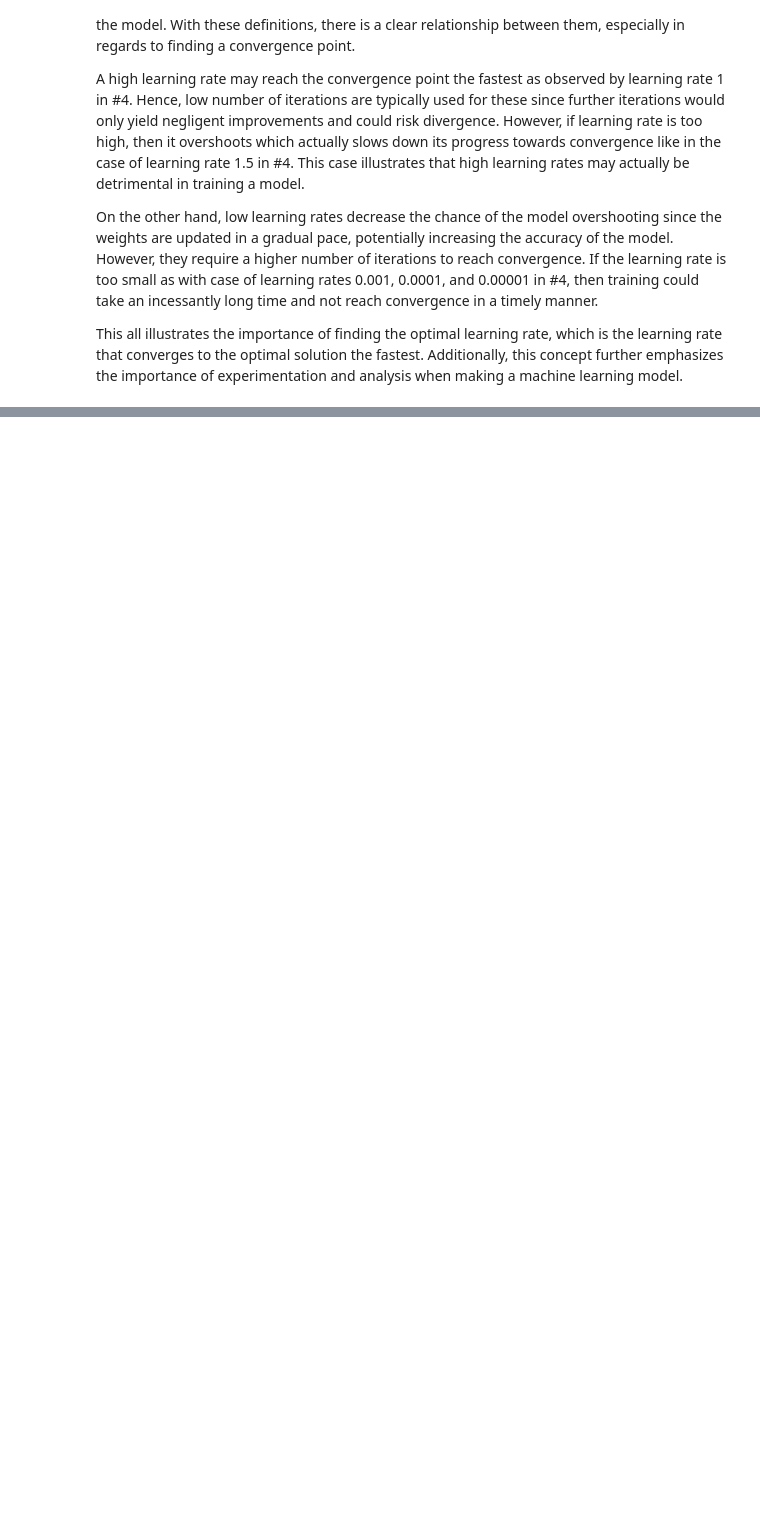
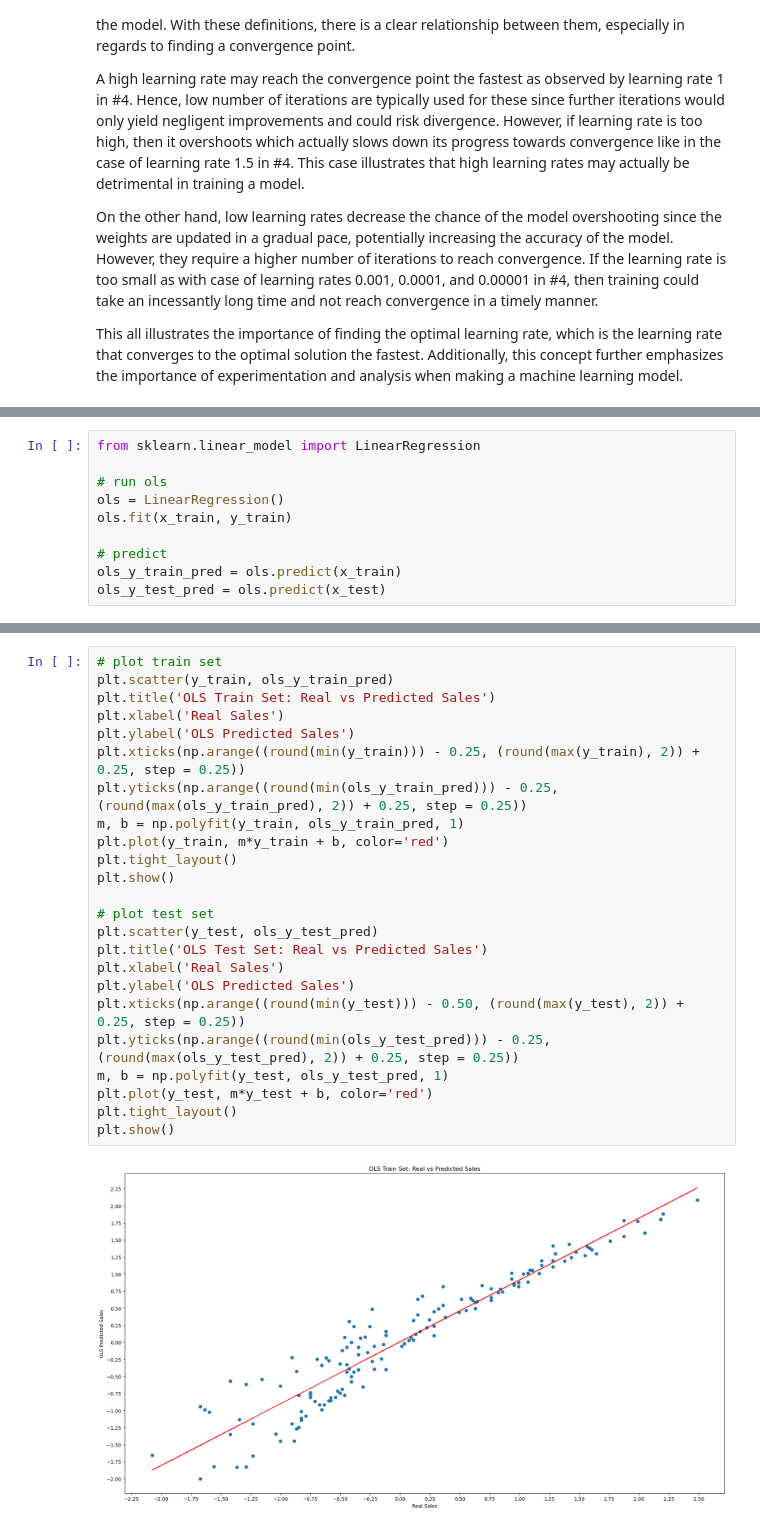
Before and after one commit to Pawmsdayl/CMSC197, a Jupyter notebook: Assignment2/[hw3].ipynb, the cells around one changed output, grey strips where cells are left out. Drawn from its saved outputs; the diff is of its cells as text; blank space fills up the shorter version.

```diff
--- a/Assignment2/[hw3].ipynb
+++ b/Assignment2/[hw3].ipynb
@@ -738,0 +816,10 @@ This all illustrates the importance of finding the optimal learning rate, which
+# %%
+from sklearn.linear_model import LinearRegression
+
+# run ols
+ols = LinearRegression()
+ols.fit(x_train, y_train)
+
+# predict
+ols_y_train_pred = ols.predict(x_train)
+ols_y_test_pred = ols.predict(x_test)
@@ -738,0 +865,26 @@ This all illustrates the importance of finding the optimal learning rate, which
+# %%
+# plot train set
+plt.scatter(y_train, ols_y_train_pred)
+plt.title('OLS Train Set: Real vs Predicted Sales')
+plt.xlabel('Real Sales')
+plt.ylabel('OLS Predicted Sales')
+plt.xticks(np.arange((round(min(y_train))) - 0.25, (round(max(y_train), 2)) + 0.25, step = 0.25))
+plt.yticks(np.arange((round(min(ols_y_train_pred))) - 0.25, (round(max(ols_y_train_pred), 2)) + 0.25, step = 0.25))
+m, b = np.polyfit(y_train, ols_y_train_pred, 1)
+plt.plot(y_train, m*y_train + b, color='red')
+plt.tight_layout()
+plt.show()
+
+# plot test set
+plt.scatter(y_test, ols_y_test_pred)
+plt.title('OLS Test Set: Real vs Predicted Sales')
+plt.xlabel('Real Sales')
+plt.ylabel('OLS Predicted Sales')
+plt.xticks(np.arange((round(min(y_test))) - 0.50, (round(max(y_test), 2)) + 0.25, step = 0.25))
+plt.yticks(np.arange((round(min(ols_y_test_pred))) - 0.25, (round(max(ols_y_test_pred), 2)) + 0.25, step = 0.25))
+m, b = np.polyfit(y_test, ols_y_test_pred, 1)
+plt.plot(y_test, m*y_test + b, color='red')
+plt.tight_layout()
+plt.show()
+# %% [output]
+[figure, added]
```
Also changed, not shown: parts of 17 cells of this notebook.
